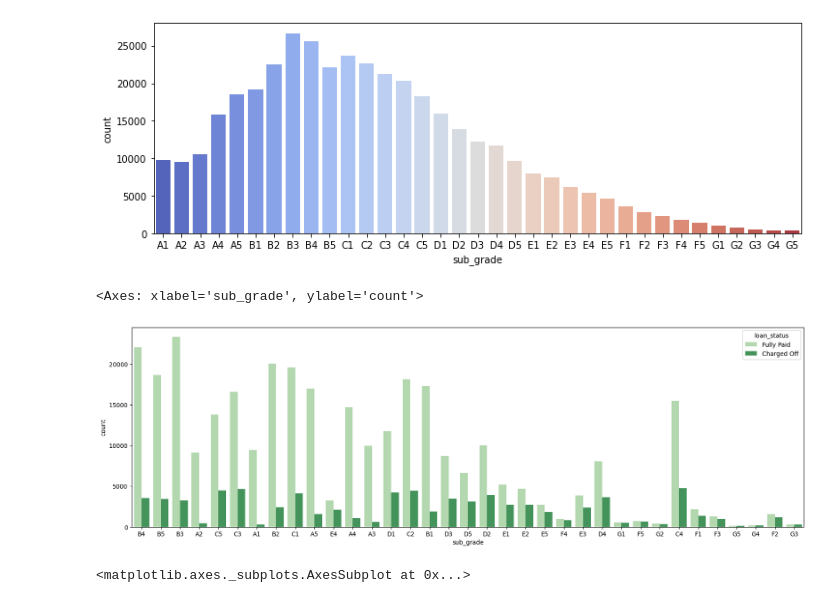
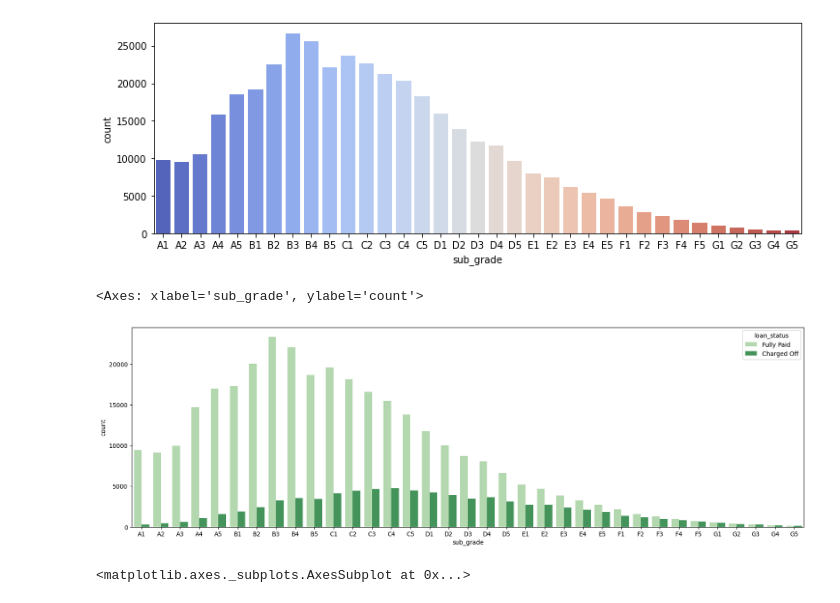
Before and after one commit to Ali-mohammadi-design/TensorFlow, a Jupyter notebook: Tensorflow_Comprehensive_Project_Lending_home_data_Exercise.ipynb, the cells around one changed output. Saved outputs shown, nothing was run; the diff lists cells and outputs as text; code cells hidden in the pictures.

```diff
--- a/Tensorflow_Comprehensive_Project_Lending_home_data_Exercise.ipynb
+++ b/Tensorflow_Comprehensive_Project_Lending_home_data_Exercise.ipynb
@@ -459,0 +463,4 @@ Passing `palette` without assigning `hue` is deprecated and will be removed in v
+# %%
+plt.figure(figsize=(20, 6))
+sub_grade_order=sorted(df['sub_grade'].unique())
+sns.countplot(data=df,x='sub_grade', palette='Greens', order=sub_grade_order )
@@ -464,10 +477,10 @@ Passing `palette` without assigning `hue` is deprecated and will be removed in v
 # %%
 # CODE HERE
 plt.figure(figsize=(20, 6))
-sns.countplot(data=df,x='sub_grade', palette='Greens', hue='loan_status' )
+sns.countplot(data=df,x='sub_grade', palette='Greens', hue='loan_status', order=sub_grade_order)
 # %% [output]
 <Axes: xlabel='sub_grade', ylabel='count'>
-[figure, old version]
+[figure, new version]
 # %%
 # %% [output]
 <matplotlib.axes._subplots.AxesSubplot at 0x...>
```
Also changed, not shown: parts of 20 cells of this notebook.
